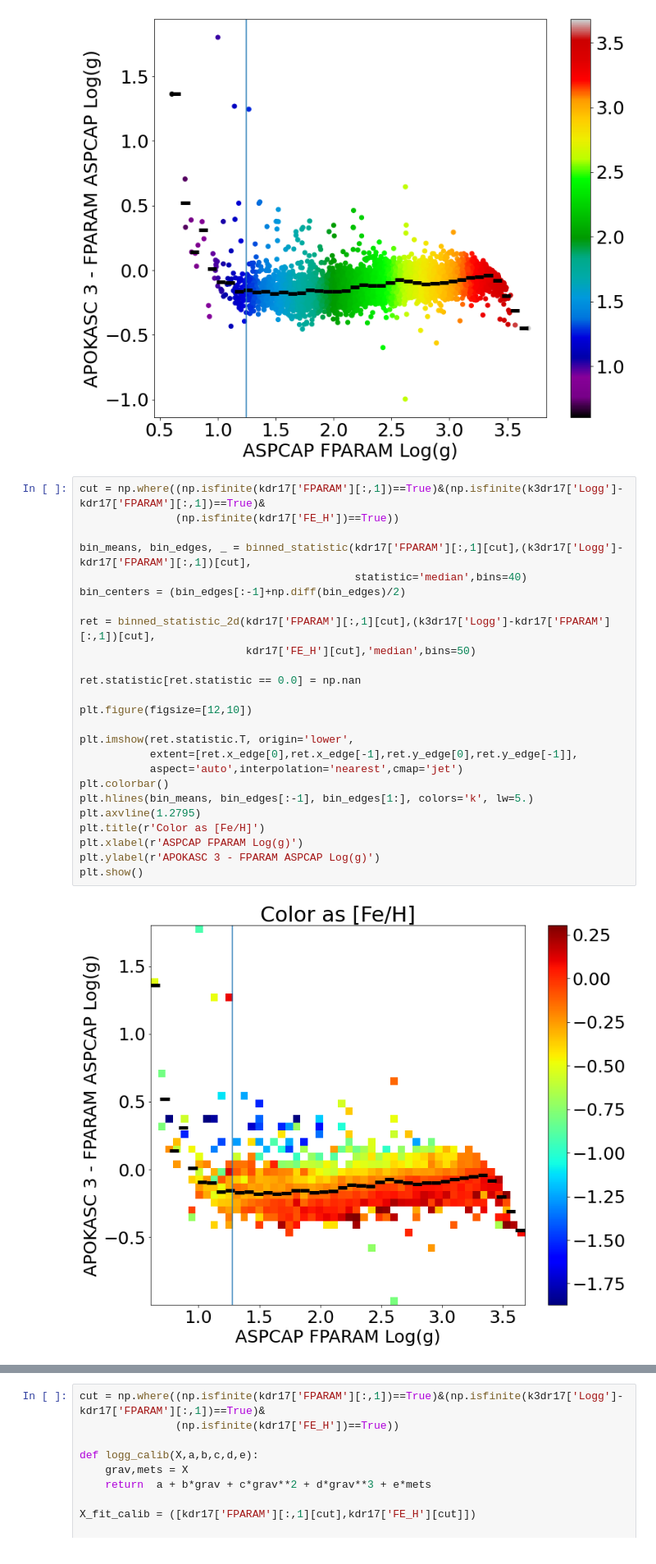
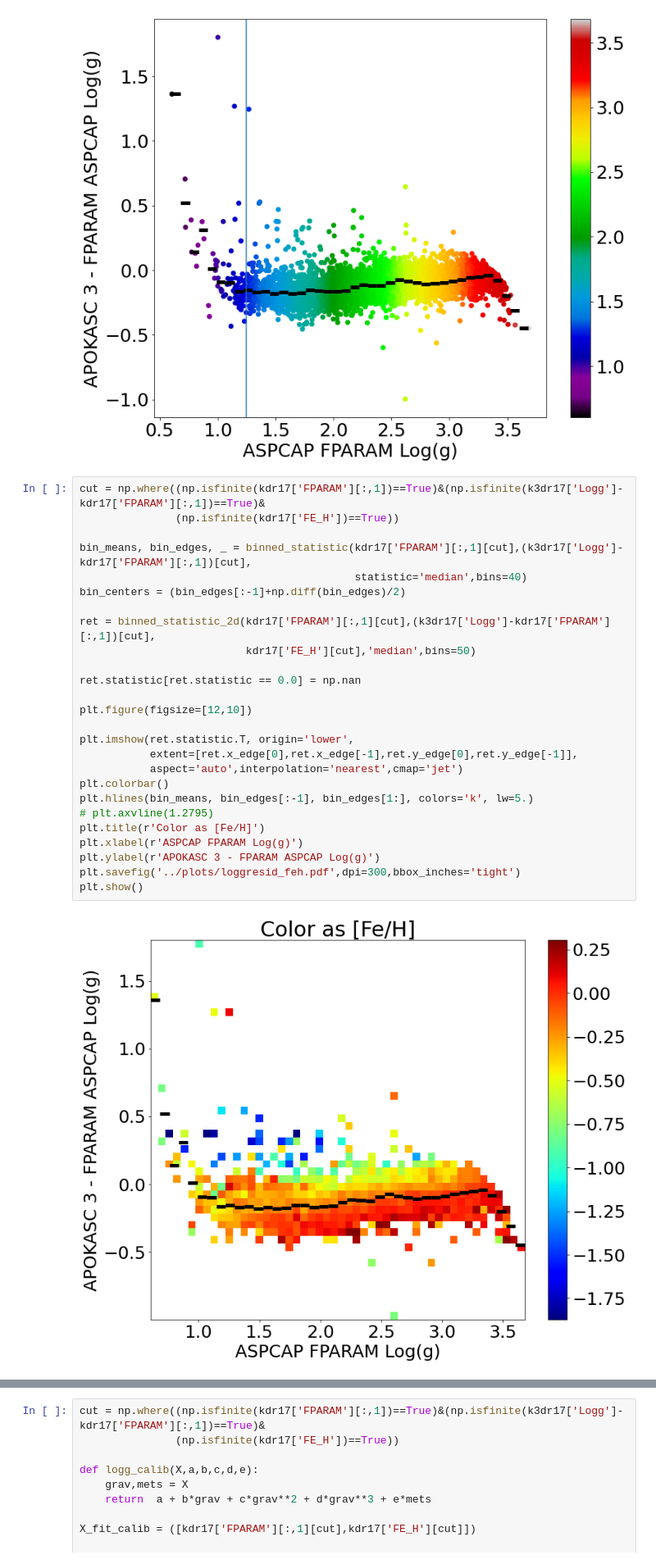
Before and after one commit to JoshuaPovick/Age_Fitting, a Jupyter notebook: notebooks/Astrologium.ipynb, the cells around one changed output, grey strips where cells are left out. Shown at 82% size. Cells and saved outputs as stored; diff of their text form.

```diff
--- a/notebooks/Astrologium.ipynb
+++ b/notebooks/Astrologium.ipynb
@@ -569,30 +891,31 @@ plt.show()
 # %%
 cut = np.where((np.isfinite(kdr17['FPARAM'][:,1])==True)&(np.isfinite(k3dr17['Logg']-kdr17['FPARAM'][:,1])==True)&
                (np.isfinite(kdr17['FE_H'])==True))
 
 bin_means, bin_edges, _ = binned_statistic(kdr17['FPARAM'][:,1][cut],(k3dr17['Logg']-kdr17['FPARAM'][:,1])[cut],
                                            statistic='median',bins=40)
 bin_centers = (bin_edges[:-1]+np.diff(bin_edges)/2)
 
 ret = binned_statistic_2d(kdr17['FPARAM'][:,1][cut],(k3dr17['Logg']-kdr17['FPARAM'][:,1])[cut],
                           kdr17['FE_H'][cut],'median',bins=50)
 
 ret.statistic[ret.statistic == 0.0] = np.nan
 
 plt.figure(figsize=[12,10])
 
 plt.imshow(ret.statistic.T, origin='lower',
            extent=[ret.x_edge[0],ret.x_edge[-1],ret.y_edge[0],ret.y_edge[-1]],
            aspect='auto',interpolation='nearest',cmap='jet')
 plt.colorbar()
 plt.hlines(bin_means, bin_edges[:-1], bin_edges[1:], colors='k', lw=5.)
-plt.axvline(1.2795)
+# plt.axvline(1.2795)
 plt.title(r'Color as [Fe/H]')
 plt.xlabel(r'ASPCAP FPARAM Log(g)')
 plt.ylabel(r'APOKASC 3 - FPARAM ASPCAP Log(g)')
+plt.savefig('../plots/loggresid_feh.pdf',dpi=300,bbox_inches='tight')
 plt.show()
 # %% [output]
-[figure, old version]
+[figure, new version]
 # %%
 cut = np.where((np.isfinite(kdr17['FPARAM'][:,1])==True)&(np.isfinite(k3dr17['Logg']-kdr17['FPARAM'][:,1])==True)&
                (np.isfinite(kdr17['FE_H'])==True))
```
Also changed, not shown: parts of 26 cells of this notebook, 4 other files.
